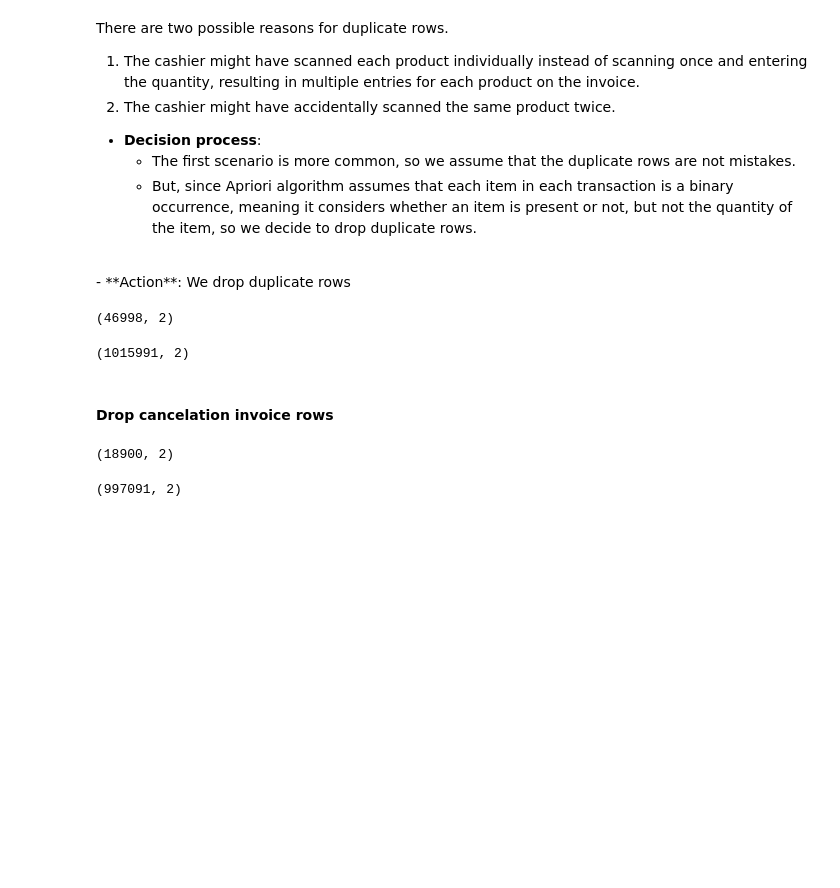
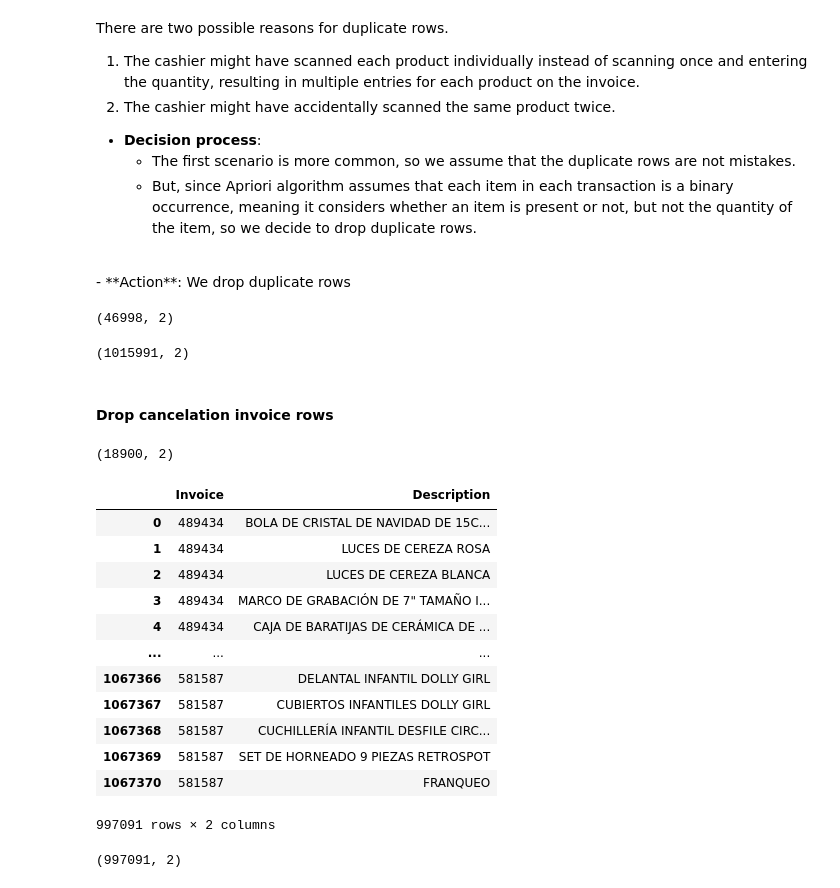
Before and after one commit to mvlarra/Final_Project_MBA, a Jupyter notebook: market_basket_analysis_VL.ipynb, the cells around one changed output. Drawn from its saved outputs; the diff is of its cells as text; code cells hidden in the pictures; blank space fills up the shorter version.

```diff
--- a/market_basket_analysis_VL.ipynb
+++ b/market_basket_analysis_VL.ipynb
@@ -329,9 +329,24 @@ df[df['Invoice'].str.startswith('C')].shape
 # %%
 # ◯ Paso 19: Eliminar facturas canceladas del DataFrame
 
 #   - El operador ~ invierte los booleanos: deja solo las facturas que **no** son canceladas
 
 df = df[~df['Invoice'].str.startswith('C')]
+df
+# %% [output]
+|  | Invoice | Description |
+| 0 | 489434 | BOLA DE CRISTAL DE NAVIDAD DE 15C... |
+| 1 | 489434 | LUCES DE CEREZA ROSA |
+| 2 | 489434 | LUCES DE CEREZA BLANCA |
+| 3 | 489434 | MARCO DE GRABACIÓN DE 7" TAMAÑO I... |
+| 4 | 489434 | CAJA DE BARATIJAS DE CERÁMICA DE ... |
+| ... | ... | ... |
+| 1067366 | 581587 | DELANTAL INFANTIL DOLLY GIRL |
+| 1067367 | 581587 | CUBIERTOS INFANTILES DOLLY GIRL |
+| 1067368 | 581587 | CUCHILLERÍA INFANTIL DESFILE CIRC... |
+| 1067369 | 581587 | SET DE HORNEADO 9 PIEZAS RETROSPOT |
+| 1067370 | 581587 | FRANQUEO |
+997091 rows × 2 columns
 # %%
 df.shape
 # %% [output]
```
Also changed, not shown: parts of 3 cells of this notebook, 1 other file.
